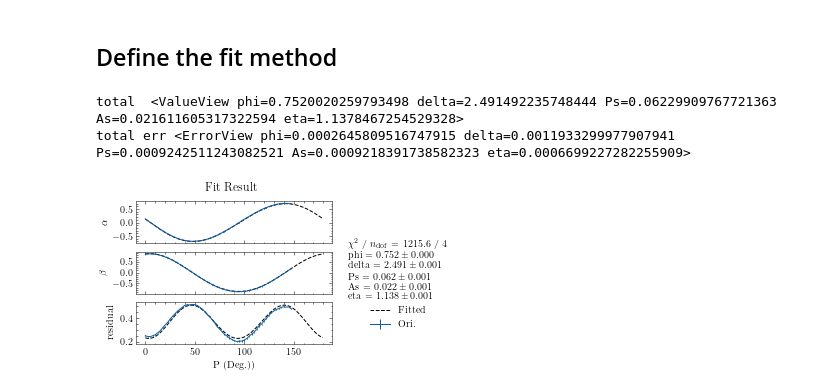
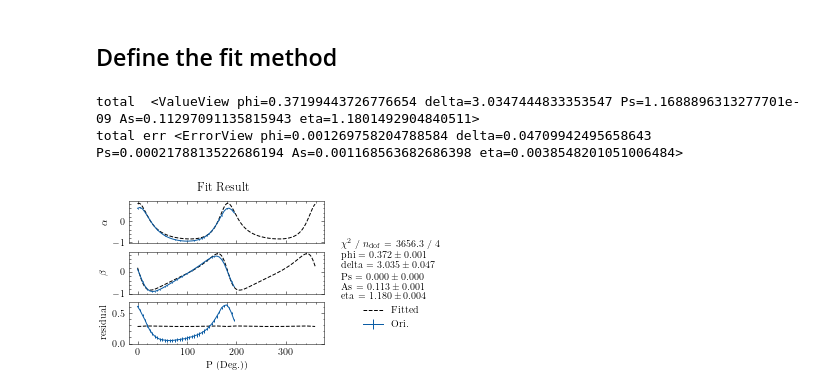
Before and after one commit to cxypnp/refractionIndexJUNO, a Jupyter notebook: fitcalibration_jinhao.ipynb, the cells around one changed output. Drawn from its saved outputs; the diff is of its cells as text; code cells hidden in the pictures.

```diff
--- a/fitcalibration_jinhao.ipynb
+++ b/fitcalibration_jinhao.ipynb
@@ -140,13 +140,14 @@ def reader(filename,angleP,use):
     while(1):
         try:
             temp=next(inputfile).split()
-            if(float(temp[4])!=(angleP)):
+            if temp[4]!=angleP:
                 continue
             data.time.append(i*0.5)
-            if(use=='measurement'):
-                data.current.append(1e6*float(temp[2])-dark_measurement)
-            elif(use=='monitor'):
-                data.current.append(1e6*float(temp[2])-dark_monitor)
+            data.current.append(1e6*float(temp[2]))
+            # if(use=='measurement'):
+                # data.current.append(1e6*float(temp[2])-dark_measurement)
+            # elif(use=='monitor'):
+                # data.current.append(1e6*float(temp[2])-dark_monitor)
             i=i+1
         except StopIteration:
             break
@@ -170,15 +171,15 @@ angleA=npy.array([(i+1)*10/180*pi for i in range(36)])
 angleP=[]
 # angleA=angleA[3:-3]
 
-for ip in range(81):
+for ip in range(40):
     signal_cut=npy.array([])
     time_cut=npy.array([])
-    angleP_temp=ip*2.5    #in degree
+    angleP_temp=ip*5    #in degree
     window=10
     angleP.append(angleP_temp)
     angleP_radian.append(angleP_temp/180*pi)
-    data_measurement=reader('measurement.txt',angleP_temp,'measurement')
-    data_monitor=reader('monitor.txt',angleP_temp,'monitor')
+    data_measurement=reader('dataSi/calibration/measurement.txt','w450'+'p'+str(int(angleP_temp)),'measurement')
+    data_monitor=reader('dataSi/calibration/monitor.txt','w450'+'p'+str(int(angleP_temp)),'monitor')
     # print(len(data_measurement.current))
     # print(len(data_monitor.current))
     length=-len(data_measurement.current)+len(data_monitor.current)
@@ -244,7 +245,7 @@ for ip in range(81):
     fig.legend(bbox_to_anchor=(0.95, 0.7), loc=2, borderaxespad=0)
     # plt.close()
 
-    # if ip< 10: fig.savefig('cali_figure/intensity/'+ str(round(ip*2.5,1))+ 'DegIntensityVsTime.png',dpi=1000)
+    if ip< 5: fig.savefig('cali_figure/'+ str(round(ip*5,0))+ 'DegIntensityVsTime.png',dpi=1000)
     plt.close()
 
     # print(signal_mean)
@@ -313,7 +314,7 @@ for ip in range(81):
     # ax[0].legend()
     # ax[1].legend()
     fig.patch.set_facecolor('white')
-    # fig.savefig('cali_figure/fit_result/'+ str(ip*2.5)+ 'DegIntensityVsTime.png',dpi=1000)
+    if ip<5: fig.savefig('cali_figure/fit'+ str(ip*5)+ 'DegIntensityVsTime.png',dpi=1000)
     plt.close()
 # print(epsilon)
 # print(epsilon_err)
@@ -423,13 +424,13 @@ m_total.hesse()
 # m_alpha.migrad()
 # m_alpha.hesse()
 # m.minos()
-angleP_fit=[(i/(2)) for i in range(360)]
+angleP_fit=[(i) for i in range(360)]
 angleP_fitRadian=npy.array(angleP_fit)*pi/180
 # beta_fit=betaFun(npy.array(angleP_fitRadian),*m_beta.values)
 beta_fit=betaFun(npy.array(angleP_fitRadian),*m_total.values)
-epsilon_fit=residualFun(npy.array(angleP_fitRadian),*m_total.values)
 # epsilon_fit=residualFun(npy.array(angleP_fitRadian),*m_residual.values)
 alpha_fit=alphaFun(npy.array(angleP_fitRadian),*m_total.values)
+epsilon_fit=residualFun(npy.array(angleP_fitRadian),*m_total.values)
 # alpha_fit=alphaFun(npy.array(angleP_fitRadian),*m_alpha.values)
 
 
@@ -443,10 +444,10 @@ ax[2].set_xlabel('P (Deg.))')
 ax[0].set_ylabel('$\\alpha$')
 ax[1].set_ylabel('$\\beta$')
 ax[2].set_ylabel('residual')
-ax[0].errorbar(angleP,beta,beta_err,label='Ori.',linewidth=1)#,color='blue)
-ax[0].plot(angleP_fit,beta_fit,label='Fitted',linestyle="--",color='k',linewidth=1)#,color='blue)
-ax[1].plot(angleP_fit,alpha_fit,linestyle="--",color='k',linewidth=1)#,color='blue)
-ax[1].errorbar(angleP,alpha,alpha_err,linewidth=1)#,color='blue)
+ax[1].errorbar(angleP,beta,beta_err,label='Ori.',linewidth=1)#,color='blue)
+ax[1].plot(angleP_fit,beta_fit,label='Fitted',linestyle="--",color='k',linewidth=1)#,color='blue)
+ax[0].plot(angleP_fit,alpha_fit,linestyle="--",color='k',linewidth=1)#,color='blue)
+ax[0].errorbar(angleP,alpha,alpha_err,linewidth=1)#,color='blue)
 ax[2].plot(angleP_fit,epsilon_fit,linestyle="--",color='k',linewidth=1)#,color='blue)
 ax[2].errorbar(angleP,epsilon,epsilon_err,linewidth=1)#,color='blue)
 fig.legend(title="\n".join(fit_info),bbox_to_anchor=(0.95, 0.7), loc=2, borderaxespad=0)
@@ -517,33 +518,33 @@ fig.savefig('cali_figure/AlphaBetaFit.png',dpi=1000)
 # # ax.plot(angleP,beta_fit,label='Fitted',linestyle="--",color='k',linewidth=1)#,color='blue)
 # ax.plot(angleP_fit,epsilon_fit,label='Fitted',linestyle="--",color='k',linewidth=1)#,color='blue)
 # # ax.set_ylabel('Ratio')
 # # ax.plot(time_cut,ratio_fit,'.',label='Ori. Vs. Fitted',markersize=1)
 # # plt.fill_between(time_cut,npy.mean(ratio_fit)+npy.std(ratio_fit),npy.mean(ratio_fit)-npy.std(ratio_fit),alpha=0.3)
 # # ax[1].fill
 # fig.legend(title="\n".join(fit_info),bbox_to_anchor=(0.95, 0.7), loc=2, borderaxespad=0)
 # fig.suptitle('Residual Fit Result')
 # # fig.suptitle('Beta Fit Result')
 # # ax[0].legend(title="\n".join(fit_info))
 # # ax[0].legend()
 # # ax[1].legend()
 # fig.patch.set_facecolor('white')
 # fig.savefig('cali_figure/ResidualFit.png',dpi=1000)
 
 # print(m_residual.params)
 # print(m_beta.params)
 # print(m_alpha.params)
 # plt.close()
 # print("beta "+str(calculate_index(m_beta.values[0],m_beta.values[1])))
 # print("alpha "+str(calculate_index(m_alpha.values[0],m_alpha.values[1])))
 # print("residual "+str(calculate_index(m_residual.values[0],m_residual.values[1])))
 # print(angleP)
 # print("beta ",m_beta.values)
 # print("alpha ",m_alpha.values)
 # print("residual ",m_residual.values)
 print("total ",m_total.values)
 print("total err",m_total.errors)
 # print("Ps,As,tanPhi,cosDelta,eta",m_total.values[2]/180*pi,m_total.values[3]/180*pi,tan(m_total.values[0]/180*pi),cos(m_total.values[1]/180*pi),m_total.values[4])
 # %% [output]
-total  <ValueView phi=0.7520020259793498 delta=2.491492235748444 Ps=0.06229909767721363 As=0.021611605317322594 eta=1.1378467254529328>
-total err <ErrorView phi=0.0002645809516747915 delta=0.0011933299977907941 Ps=0.0009242511243082521 As=0.0009218391738582323 eta=0.0006699227282255909>
+total  <ValueView phi=0.37199443726776654 delta=3.0347444833353547 Ps=1.1688896313277701e-09 As=0.11297091135815943 eta=1.1801492904840511>
+total err <ErrorView phi=0.001269758204788584 delta=0.04709942495658643 Ps=0.0002178813522686194 As=0.001168563682686398 eta=0.0038548201051006484>
-[figure, old version]
+[figure, new version]
```
Also changed, not shown: parts of 1 cell of this notebook.
